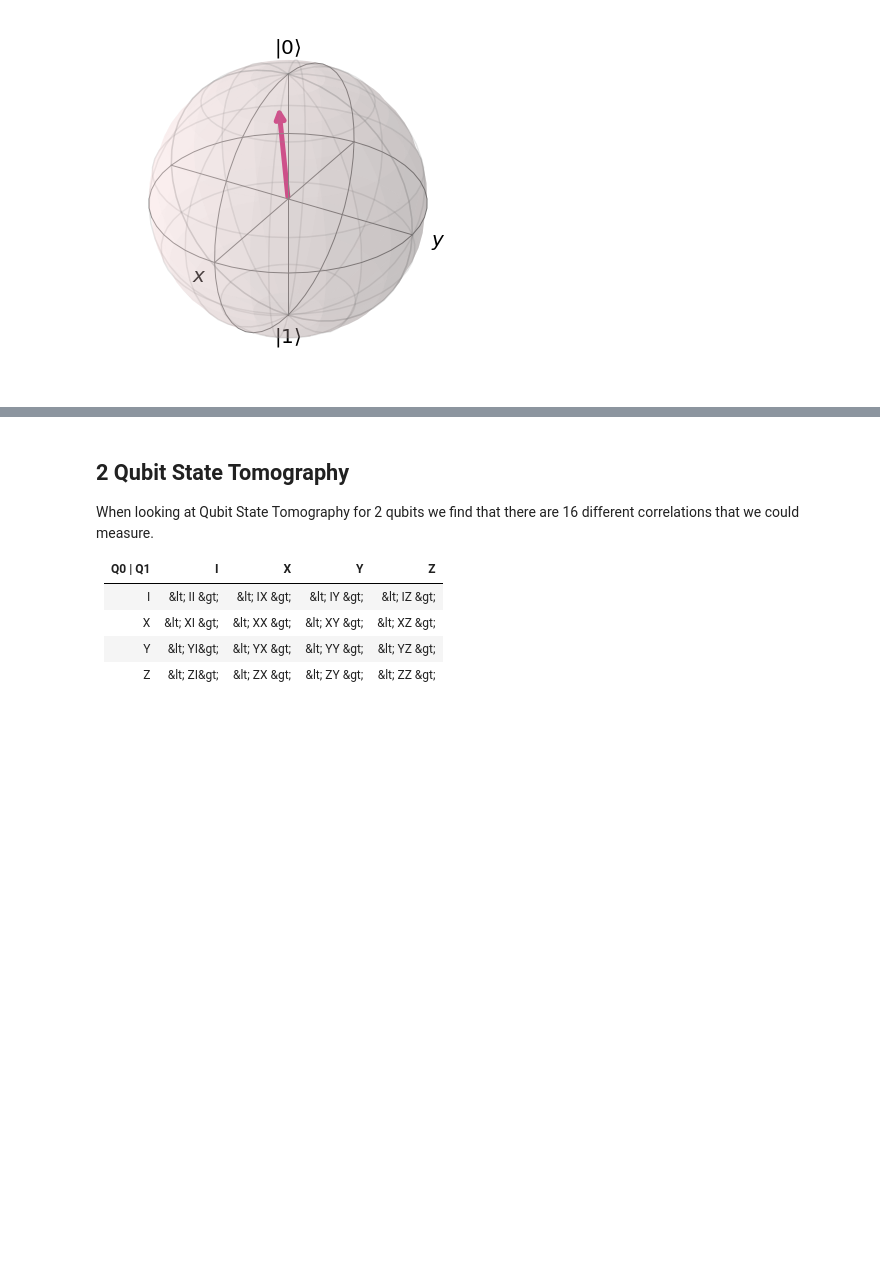
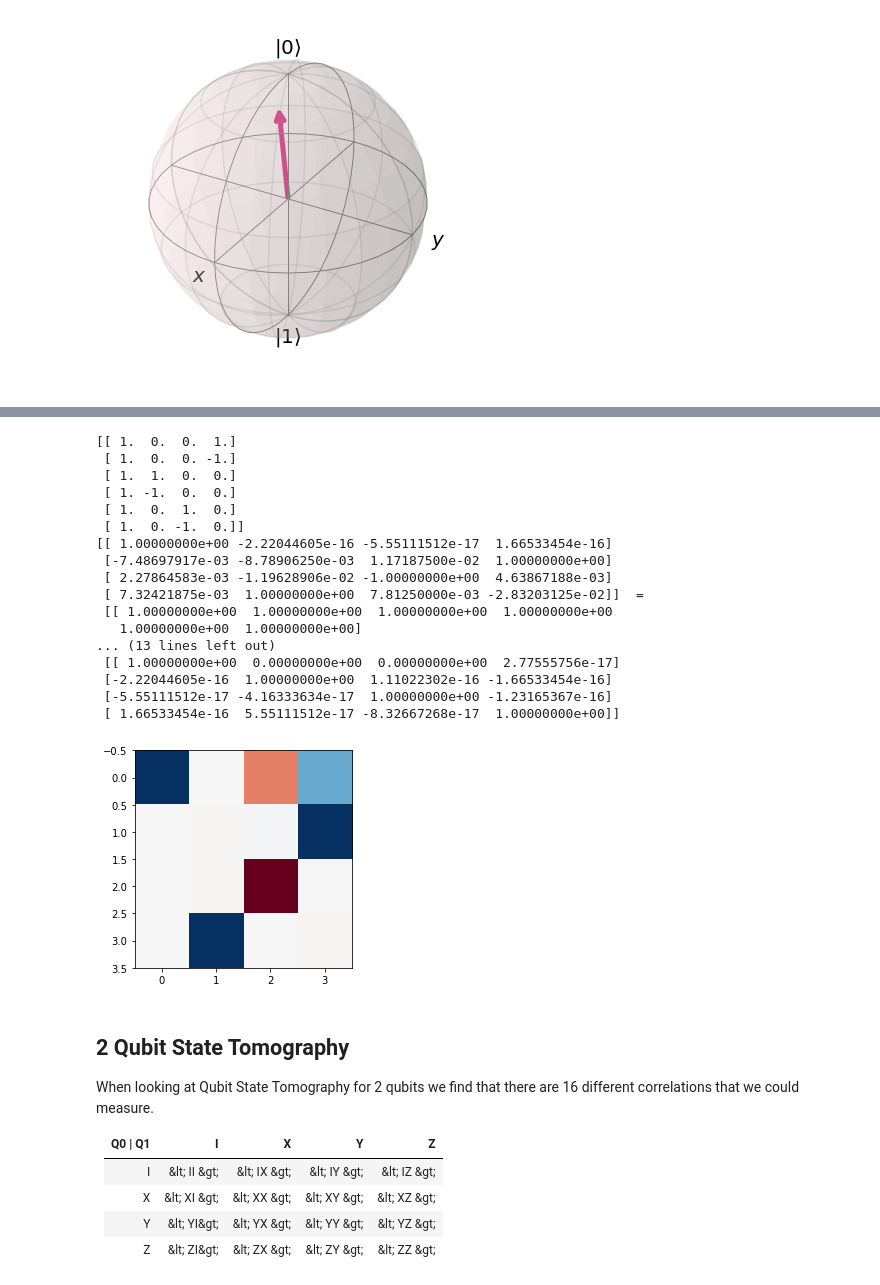
Before and after one commit to joostvdzalm/Internation-QI-team, a Jupyter notebook: Qubit Process Tomography.ipynb, the cells around one changed output, grey strips where cells are left out. Saved outputs shown, nothing was run; the diff lists cells and outputs as text; code cells hidden in the pictures; blank space fills up the shorter version.

```diff
--- a/Qubit Process Tomography.ipynb
+++ b/Qubit Process Tomography.ipynb
@@ -262,3 +283,36 @@ The expected Z value = 0.0390625
+# %%
+inverse_input_matrix = np.linalg.pinv(np.matrix(input_expected_values.transpose()))
+Transfer_matrix = np.matrix(expected_values).transpose() * np.matrix(inverse_input_matrix)
+
+print(input_expected_values)
+
+print(Transfer_matrix, ' = \n', np.matrix(expected_values).transpose(), ' * \n', np.matrix(inverse_input_matrix))
+
+print('\n', inverse_input_matrix.transpose() * np.matrix(input_expected_values))
+offset = np.zeros(np.shape(Transfer_matrix))
+offset[0,3] = 0.5
+offset[0,2] = -0.5
+plt.imshow(Transfer_matrix + offset, interpolation='nearest', cmap=cm.RdBu)
+plt.show()
+# %% [output]
+[[ 1.  0.  0.  1.]
+ [ 1.  0.  0. -1.]
+ [ 1.  1.  0.  0.]
+ [ 1. -1.  0.  0.]
+ [ 1.  0.  1.  0.]
+ [ 1.  0. -1.  0.]]
+[[ 1.00000000e+00 -2.22044605e-16 -5.55111512e-17  1.66533454e-16]
+ [-7.48697917e-03 -8.78906250e-03  1.17187500e-02  1.00000000e+00]
+ [ 2.27864583e-03 -1.19628906e-02 -1.00000000e+00  4.63867188e-03]
+ [ 7.32421875e-03  1.00000000e+00  7.81250000e-03 -2.83203125e-02]]  =
+ [[ 1.00000000e+00  1.00000000e+00  1.00000000e+00  1.00000000e+00
+   1.00000000e+00  1.00000000e+00]
+... (13 lines left out)
+ [[ 1.00000000e+00  0.00000000e+00  0.00000000e+00  2.77555756e-17]
+ [-2.22044605e-16  1.00000000e+00  1.11022302e-16 -1.66533454e-16]
+ [-5.55111512e-17 -4.16333634e-17  1.00000000e+00 -1.23165367e-16]
+ [ 1.66533454e-16  5.55111512e-17 -8.32667268e-17  1.00000000e+00]]
+[figure, added]
 # %% [markdown]
 ## 2 Qubit State Tomography
 When looking at Qubit State Tomography for 2 qubits we find that there are 16 different correlations that we could measure.
```
Also changed, not shown: parts of 12 cells of this notebook.
